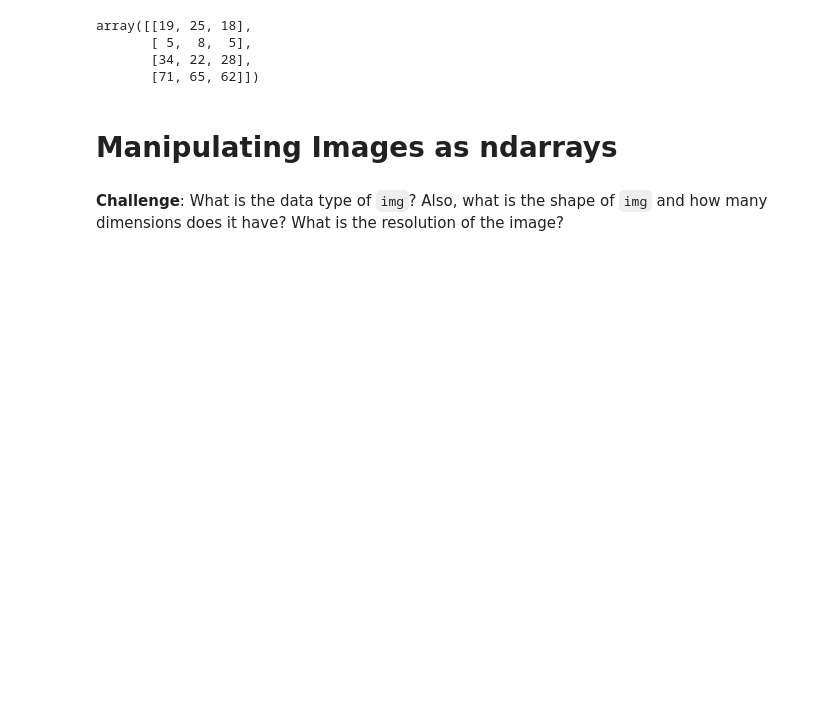
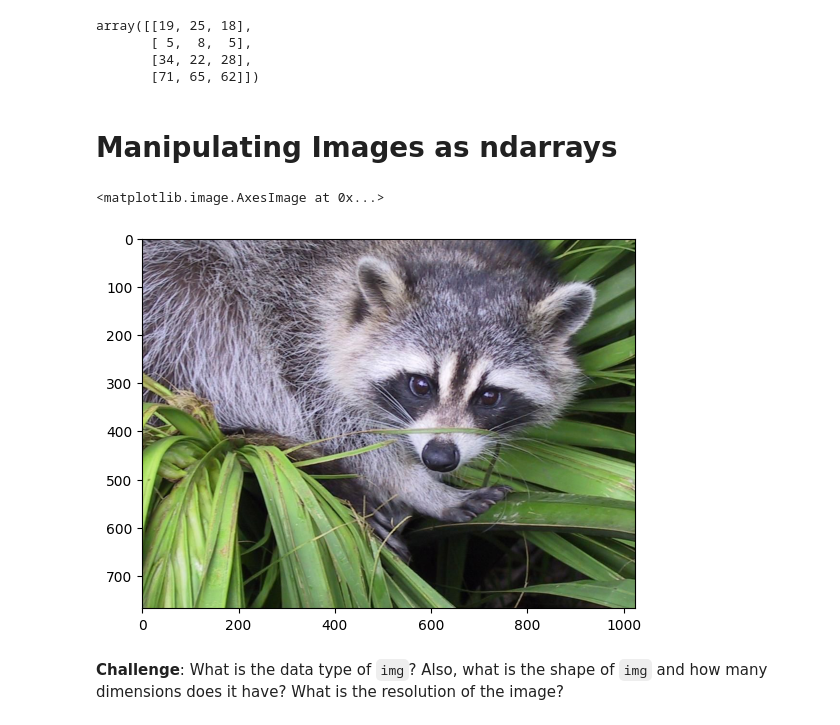
Before and after one commit to itsjordanmuller/2023-python-100-days, a Jupyter notebook: Day-077/Projects/NumPy and N-Dimensional Arrays/Computation_with_NumPy_and_N_Dimensional_Arrays_(start).ipynb, the cells around one changed output. Drawn from its saved outputs; the diff is of its cells as text; code cells hidden in the pictures; blank space fills up the shorter version.

Commit message:
Import a picture of a racoon from SciPy datasets, show it with matplotlib

```diff
--- a/Day-077/Projects/NumPy and N-Dimensional Arrays/Computation_with_NumPy_and_N_Dimensional_Arrays_(start).ipynb
+++ b/Day-077/Projects/NumPy and N-Dimensional Arrays/Computation_with_NumPy_and_N_Dimensional_Arrays_(start).ipynb
@@ -319,6 +319,12 @@ array([[19, 25, 18],
        [71, 65, 62]])
 # %% [markdown]
 # Manipulating Images as ndarrays
+# %%
+face = scipy.datasets.face()
+plt.imshow(face)
+# %% [output]
+<matplotlib.image.AxesImage at 0x...>
+[figure, added]
 # %% [markdown]
 **Challenge**: What is the data type of `img`? Also, what is the shape of `img` and how many dimensions does it have? What is the resolution of the image?
 # %% [markdown]
```
Also changed, not shown: parts of 1 cell of this notebook.
